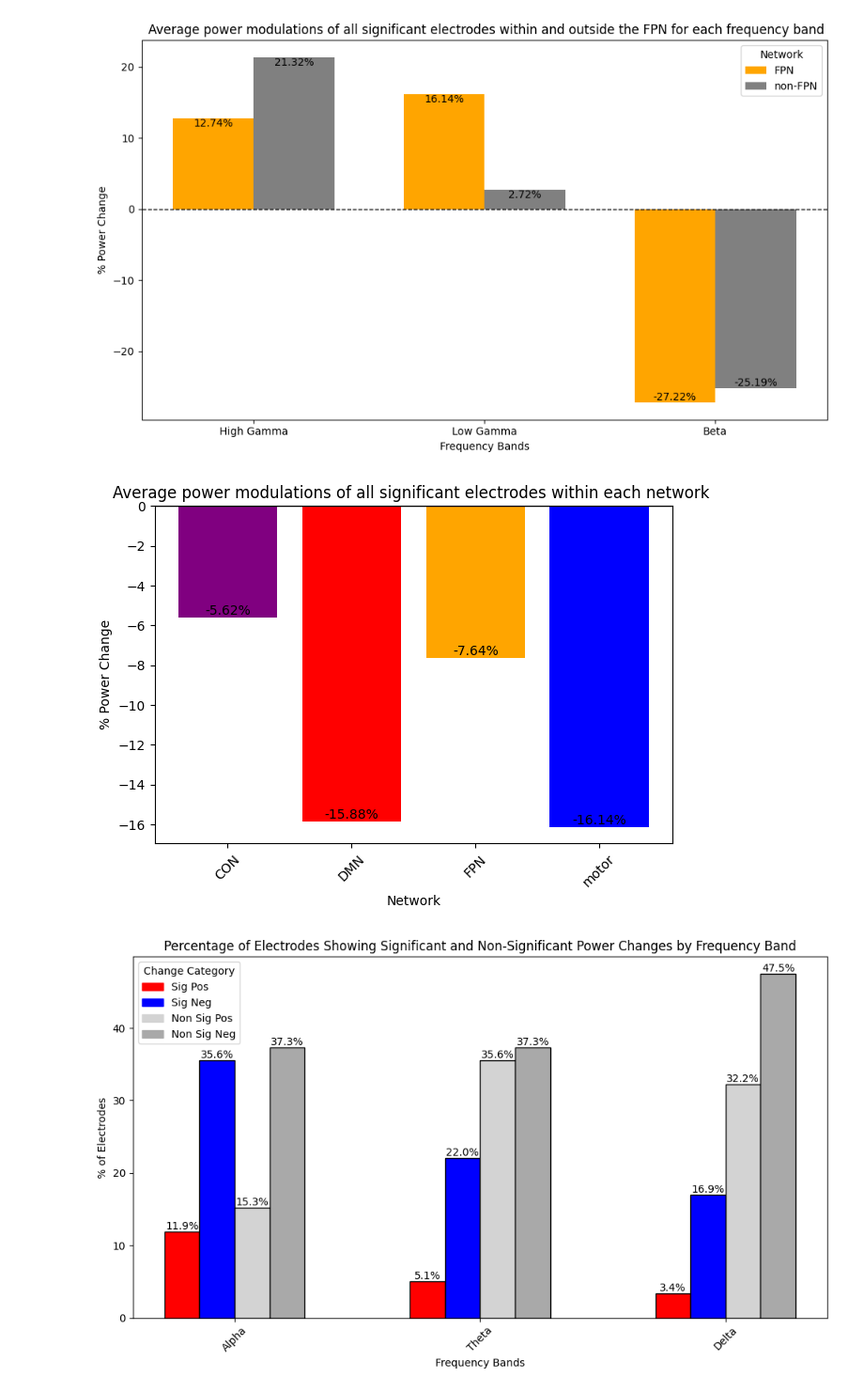
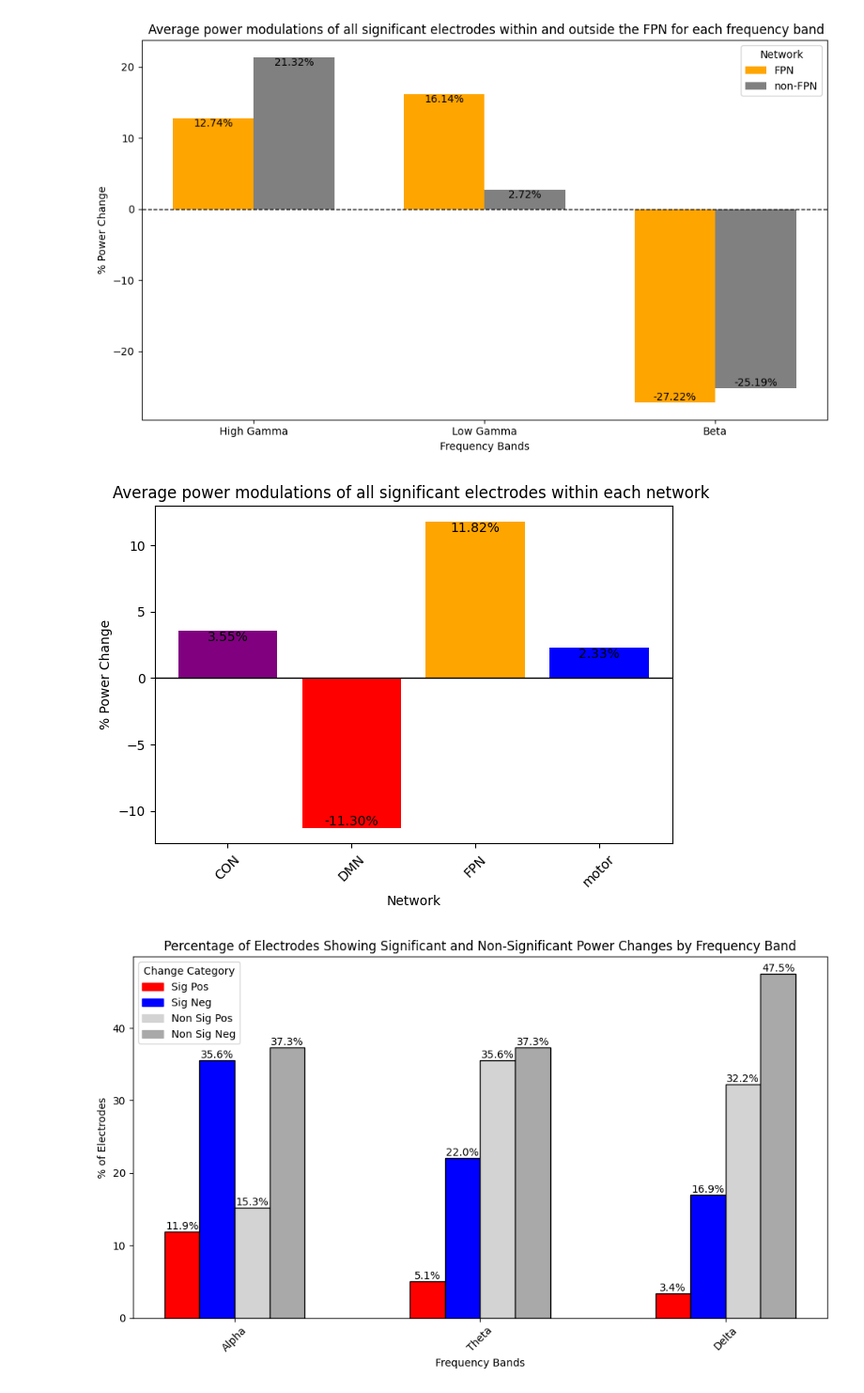
Before and after one commit to aviyak43/Python-Workshop-Project, a Jupyter notebook: Visualization/Python_workshop_visualization.ipynb, the cells around one changed output. Shown at 94% size. Cells and saved outputs as stored; diff of their text form; code cells hidden in the pictures.

Commit message:
Updated Visualization script
There was a mistake in a previous script in the last visualization part, the function was designed to calculate the sig changes in all frequencies, and it was changed to HG freq, will all electrodes

```diff
--- a/Visualization/Python_workshop_visualization.ipynb
+++ b/Visualization/Python_workshop_visualization.ipynb
@@ -166,13 +166,10 @@ def calculate_net_changes(data):
 
 def calculate_average_changes(data):
     """Calculate the average changes for significant electrodes per network across all bands."""
-    # Filter the data to include only rows where the p-value is less than 0.05 (indicating significance)
-    data = data[data['p-value'] < 0.05]
-
     # Check if the filtered data is not empty to proceed with the calculation.
     if not data.empty:
-        # Group the significant data by the 'Network' column and calculate the mean of the 'PSC' values for each network
-        return data.groupby('Network')['PSC'].mean().reset_index()
+        # Group HG data by the 'Network' column and calculate the mean of the 'PSC' values for each network
+        return data_hg.groupby('Network')['PSC'].mean().reset_index()
         # The reset_index() function is used to transform the resulting Series into a DataFrame and provide
         # a clean index. This DataFrame will have two columns: 'Network' and the average 'PSC'.
 
@@ -325,42 +322,37 @@ color_map = {
     'CON': 'purple',
     'motor': 'blue'
 }
 
-combined_data = pd.concat([
-    data_hg,
-    data_lg,
-    data_beta,
-    data_alpha,
-    data_theta,
-    data_delta
+high_gamma_data = pd.concat([
+    data_hg
 ])
 
 
 # Average changes
-network_changes = calculate_average_changes(combined_data)
+network_changes = calculate_average_changes(high_gamma_data)
 
 # Plotting
 fig, ax = plt.subplots()
 networks = network_changes['Network']
 values = network_changes['PSC']
 
 # Colors to each network
 colors = [color_map[network] if network in color_map else 'gray' for network in networks]
 
 bars = ax.bar(networks, values, color=colors)
 ax.axhline(0, color='black', linewidth=1)
 
 for bar, value in zip(bars, values):
     plt.text(bar.get_x() + bar.get_width()/2, value, f'{value:.2f}%', ha='center', va='bottom' if value < 0 else 'top')
 
 ax.set_xlabel('Network')
 ax.set_ylabel('% Power Change')
 ax.set_title('Average power modulations of all significant electrodes within each network ')
 plt.xticks(rotation=45)
 plt.tight_layout()
 plt.show()
 # %% [output]
-[figure, old version]
+[figure, new version]
 # %%
 results_alpha = calculate_significant_changes_percentage_by_type(data_alpha)
 results_theta = calculate_significant_changes_percentage_by_type(data_theta)
```
